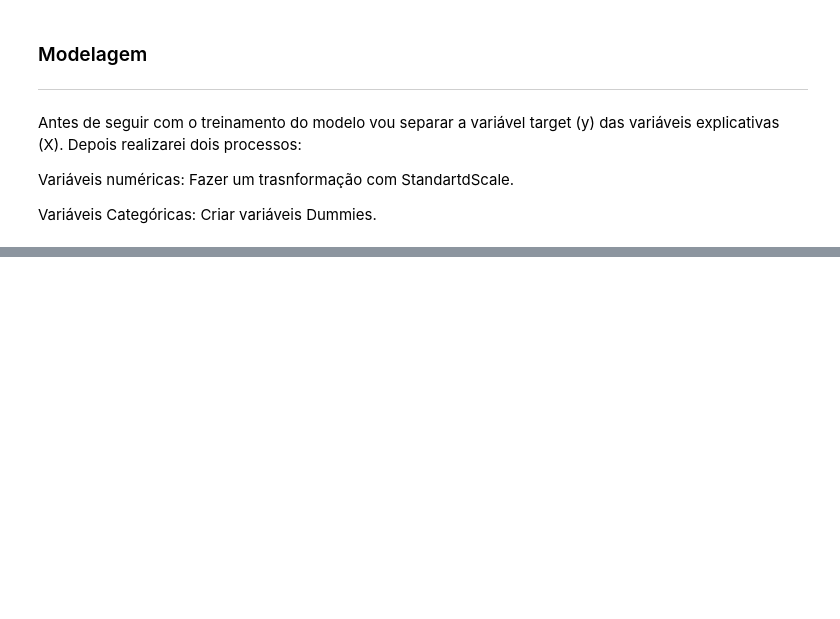
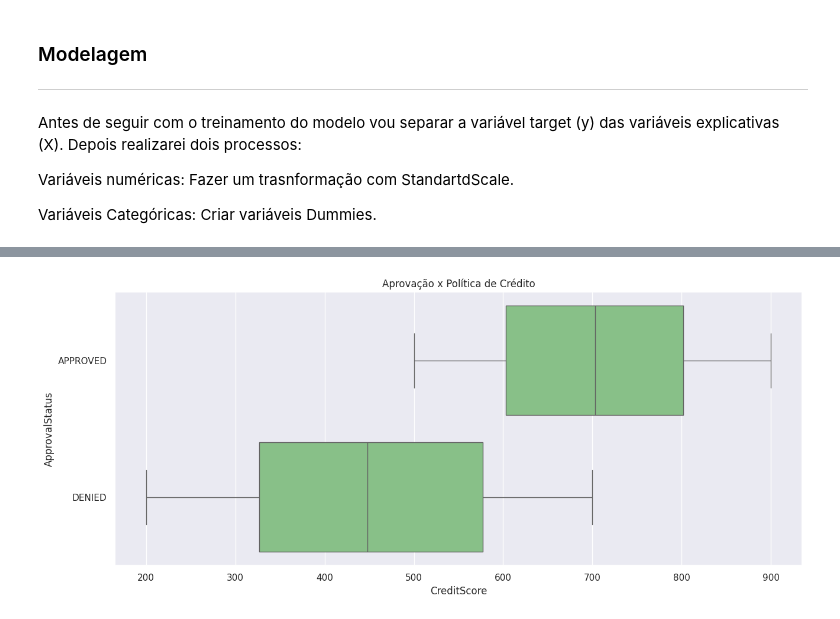
Before and after one commit to MatSchualtz/estudo_credito, a Jupyter notebook: Notebooks/estudo_de_caso.ipynb, the cells around one changed output, grey strips where cells are left out. Cells and saved outputs as stored; diff of their text form; code cells hidden in the pictures; blank space fills up the shorter version.

```diff
--- a/Notebooks/estudo_de_caso.ipynb
+++ b/Notebooks/estudo_de_caso.ipynb
@@ -180,8 +182,10 @@ df.dropna(subset=['City'], inplace=True)
 df['Revenue'].fillna(df['Revenue'].median(),inplace=True)
 df['Age'].fillna(df['Age'].median(),inplace=True)
 # %%
-df_cleaning = df.dropna(subset=['DefaultStatus'])
-df_pred = df[df['DefaultStatus'].isnull()]
+df_aproval = df.dropna(subset=['DefaultStatus'])
+df_n_aproval = df[df['DefaultStatus'].isnull()]
+
+df_cleaning = df_aproval.drop(columns='ApprovalStatus')
 # %% [markdown]
 ### Zeros
 ***
@@ -377,0 +496,2 @@ Primeiramente irei separar os dados em treino e teste, criar o modelo, treinar e
+# %%
+df = pd.concat([df_aproval,df_n_aproval]).reset_index()
@@ -377,0 +514,5 @@ Primeiramente irei separar os dados em treino e teste, criar o modelo, treinar e
+# %%
+ax = sns.boxplot(df, x = 'CreditScore', y='ApprovalStatus')
+ax.set_title('Aprovação x Política de Crédito');
+# %% [output]
+[figure, added]
```
Also changed, not shown: parts of 59 cells of this notebook, 2 other files.
